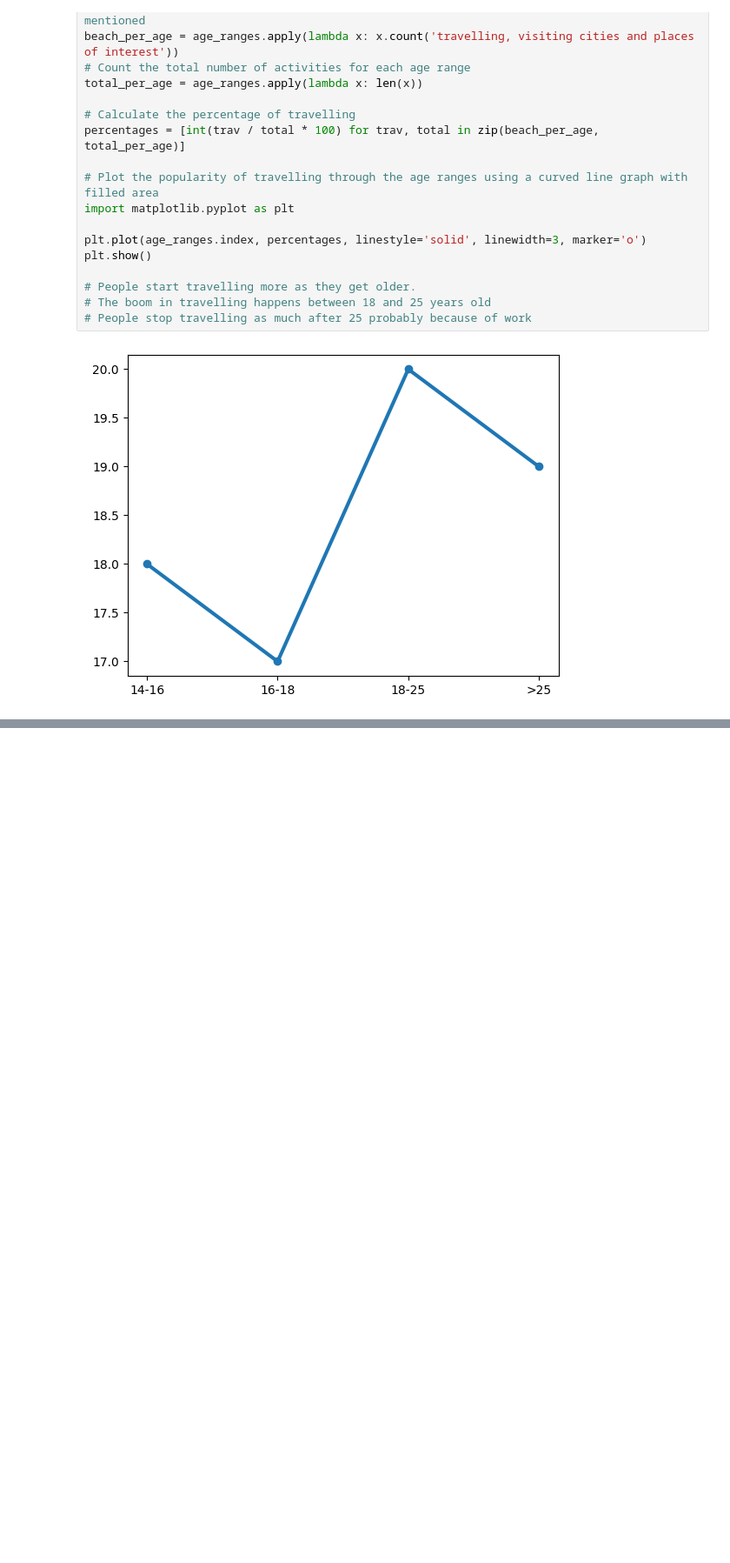
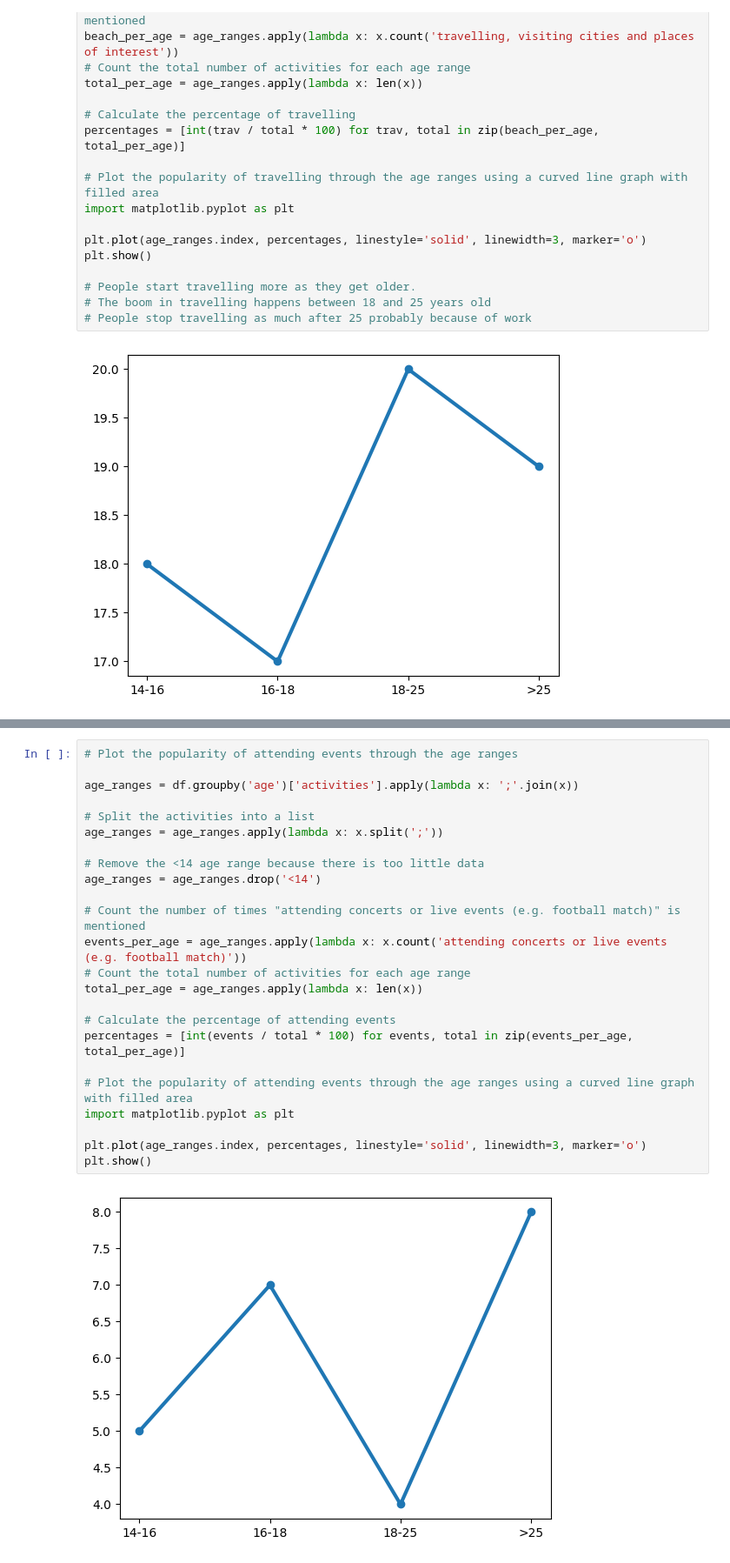
Before and after one commit to nic-obert/vacation-analysis, a Jupyter notebook: analyze.ipynb, the cells around one changed output, grey strips where cells are left out. Shown at 87% size. Drawn from its saved outputs; the diff is of its cells as text; blank space fills up the shorter version.

```diff
--- a/analyze.ipynb
+++ b/analyze.ipynb
@@ -585,0 +644,26 @@ plt.show()
+# %%
+# Plot the popularity of attending events through the age ranges
+
+age_ranges = df.groupby('age')['activities'].apply(lambda x: ';'.join(x))
+
+# Split the activities into a list
+age_ranges = age_ranges.apply(lambda x: x.split(';'))
+
+# Remove the <14 age range because there is too little data
+age_ranges = age_ranges.drop('<14')
+
+# Count the number of times "attending concerts or live events (e.g. football match)" is mentioned
+events_per_age = age_ranges.apply(lambda x: x.count('attending concerts or live events (e.g. football match)'))
+# Count the total number of activities for each age range
+total_per_age = age_ranges.apply(lambda x: len(x))
+
+# Calculate the percentage of attending events
+percentages = [int(events / total * 100) for events, total in zip(events_per_age, total_per_age)]
+
+# Plot the popularity of attending events through the age ranges using a curved line graph with filled area
+import matplotlib.pyplot as plt
+
+plt.plot(age_ranges.index, percentages, linestyle='solid', linewidth=3, marker='o')
+plt.show()
+# %% [output]
+[figure, added]
```
Also changed, not shown: parts of 15 cells of this notebook, 1 other file.
